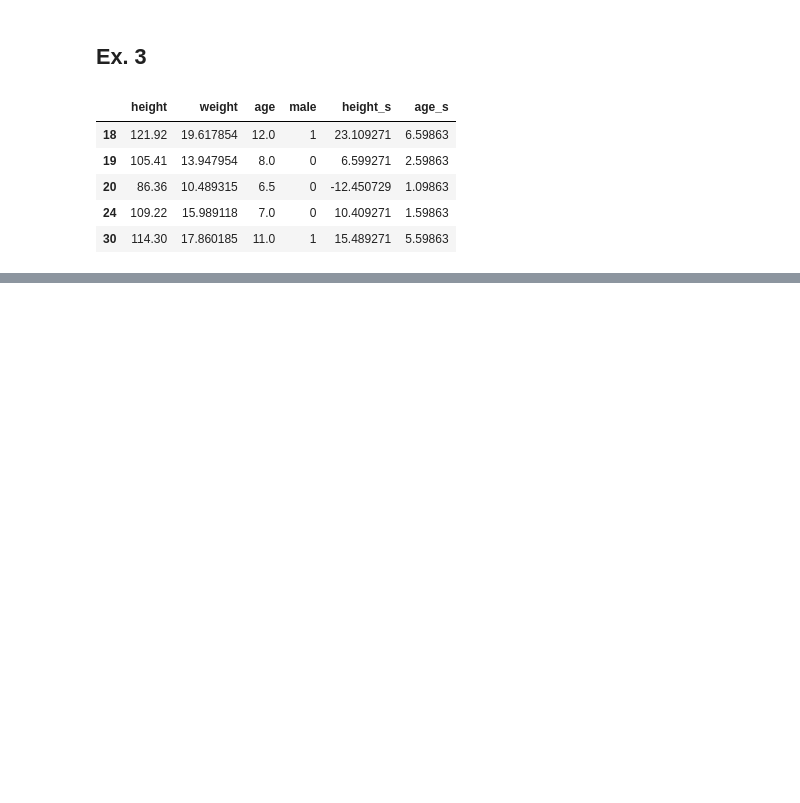
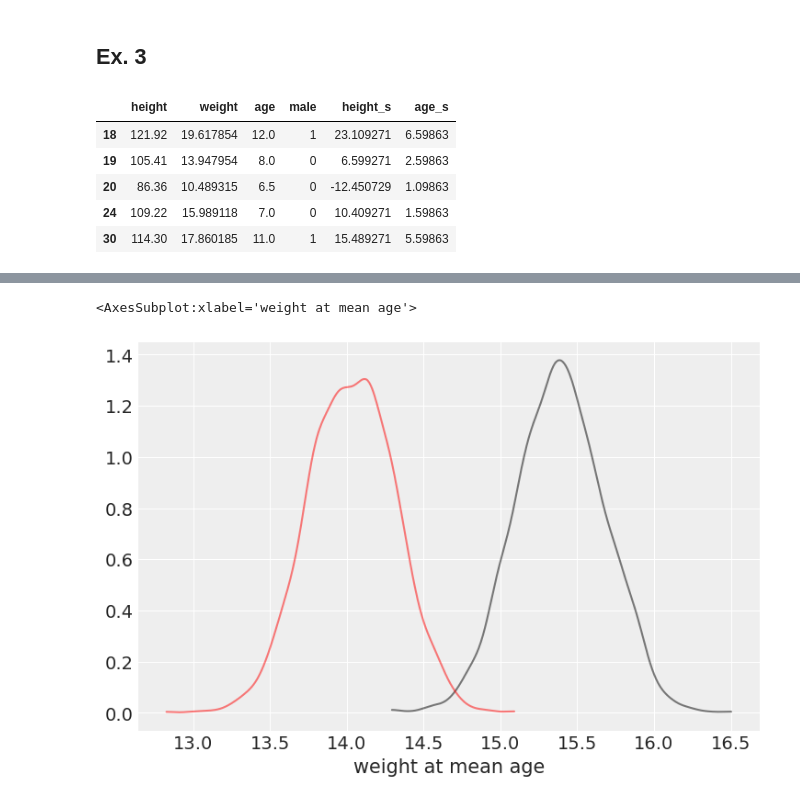
Before and after one commit to fhte2/statistical-rethinking, a Jupyter notebook: Week_2_exercises.ipynb, the cells around one changed output, grey strips where cells are left out. Saved outputs shown, nothing was run; the diff lists cells and outputs as text; code cells hidden in the pictures; blank space fills up the shorter version.

```diff
--- a/Week_2_exercises.ipynb
+++ b/Week_2_exercises.ipynb
@@ -452,0 +453,9 @@ seq_heigth = np.linspace(50, 120, 30)
+# %%
+fix, ax = plt.subplots()
+
+ax.set_xlabel('weight at mean age')
+az.plot_kde(trace_2_5['alpha'][:,0], ax=ax, plot_kwargs={"color":"black", "alpha":.5})
+az.plot_kde(trace_2_5['alpha'][:,1], ax=ax, plot_kwargs={"color":"red", "alpha":.5})
+# %% [output]
+<AxesSubplot:xlabel='weight at mean age'>
+[figure, added]
```
Also changed, not shown: parts of 10 cells of this notebook.
